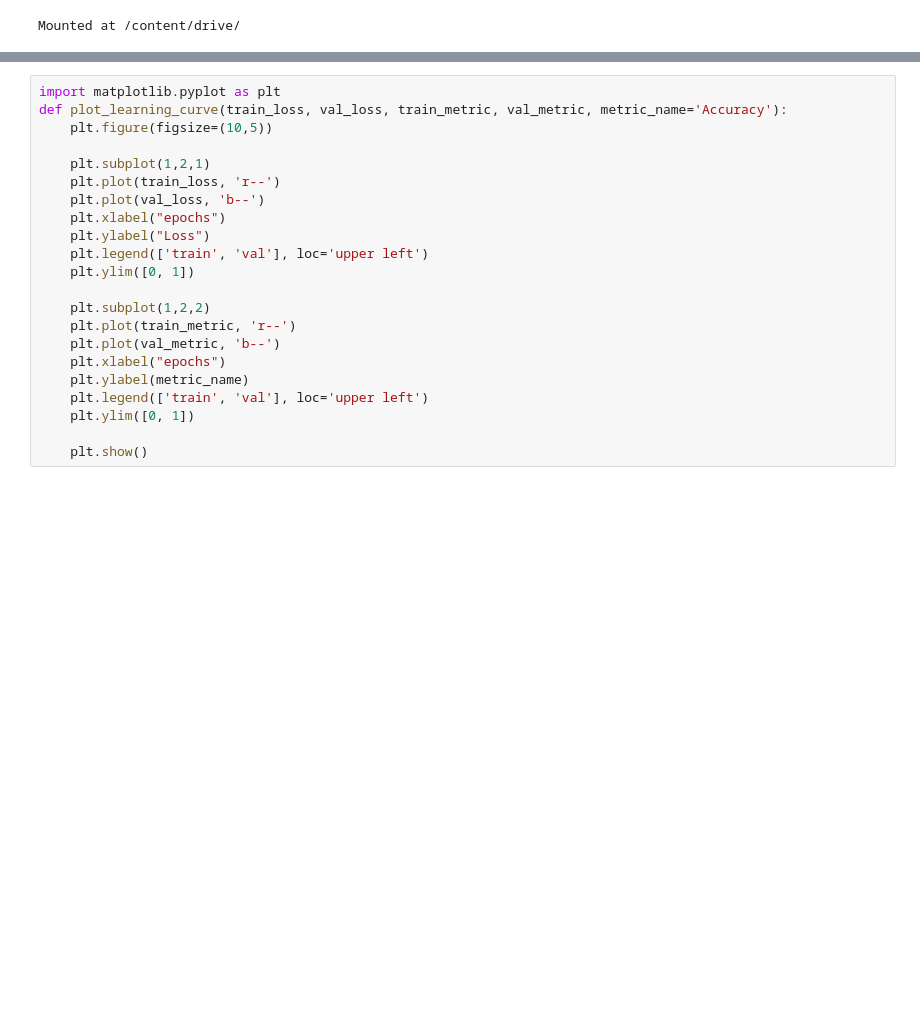
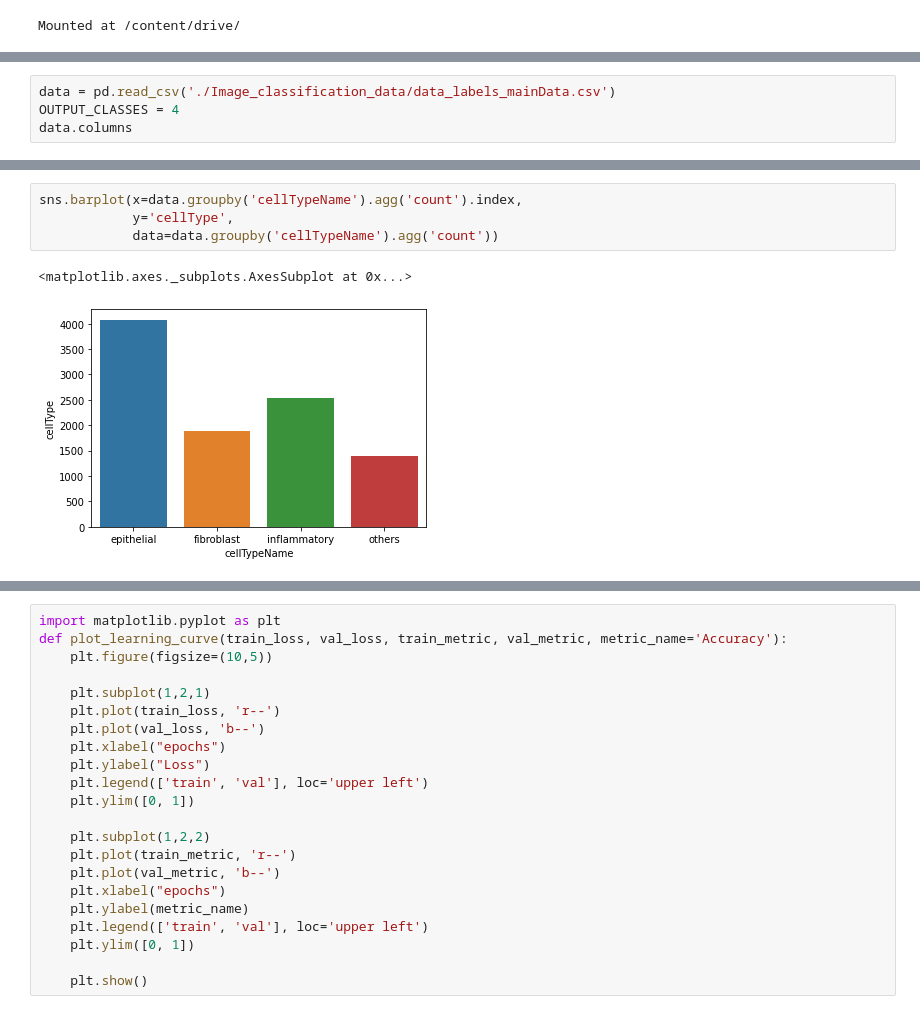
Before and after one commit to Sachin270/CMLAssignment2, a Jupyter notebook: Assignment2.ipynb, the cells around one changed output, grey strips where cells are left out. Cells and saved outputs as stored; diff of their text form; blank space fills up the shorter version.

```diff
--- a/Assignment2.ipynb
+++ b/Assignment2.ipynb
@@ -26,0 +26,4 @@ data_labels_mainData.csv   __MACOSX  sample_data
+# %%
+data = pd.read_csv('./Image_classification_data/data_labels_mainData.csv')
+OUTPUT_CLASSES = 4
+data.columns
@@ -26,0 +43,7 @@ data_labels_mainData.csv   __MACOSX  sample_data
+# %%
+sns.barplot(x=data.groupby('cellTypeName').agg('count').index,
+            y='cellType',
+            data=data.groupby('cellTypeName').agg('count'))
+# %% [output]
+<matplotlib.axes._subplots.AxesSubplot at 0x...>
+[figure, added]
```
Also changed, not shown: parts of 16 cells of this notebook.
